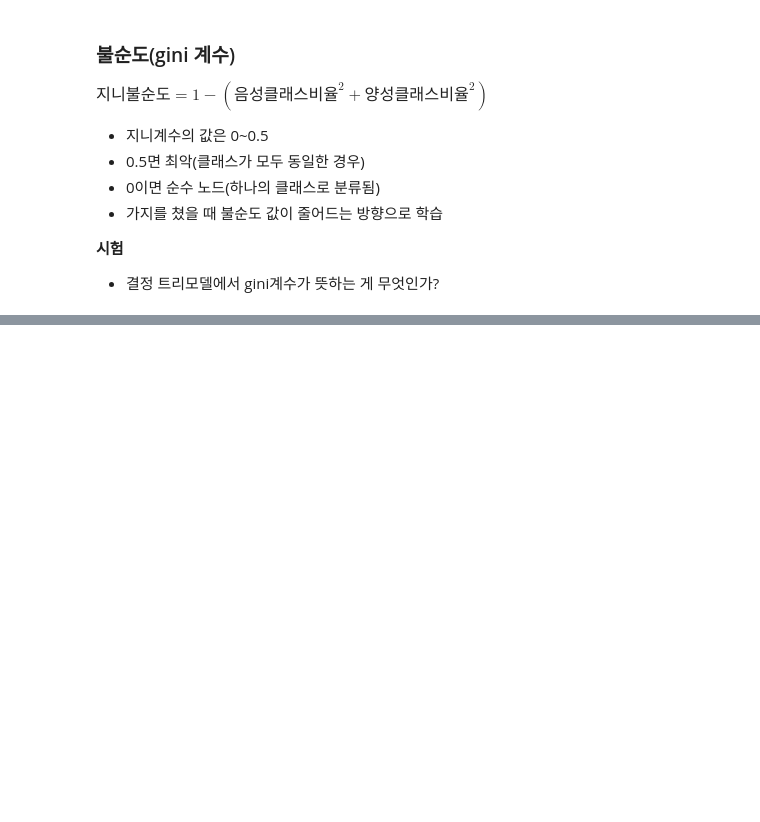
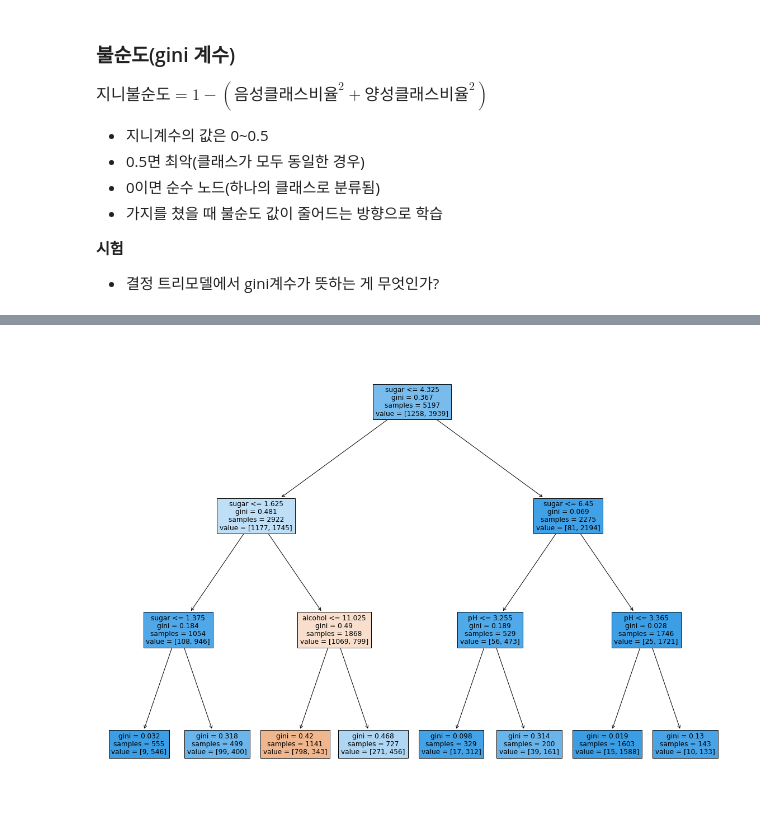
Before and after one commit to fre-mont/cnu_python_basic, a Jupyter notebook: 결정 트리 모델.ipynb, the cells around one changed output, grey strips where cells are left out. Cells and saved outputs as stored; diff of their text form; code cells hidden in the pictures; blank space fills up the shorter version.

```diff
--- a/결정 트리 모델.ipynb
+++ b/결정 트리 모델.ipynb
@@ -137,0 +177,6 @@ $지니불순도 = 1-(음성클래스비율^2 + 양성클래스비율^2)$
+# %%
+plt.figure(figsize=(20, 15))
+plot_tree(dt, filled=True, feature_names=['alcohol','sugar','pH'])
+plt.show()
+# %% [output]
+[figure, added]
```
Also changed, not shown: parts of 12 cells of this notebook.
